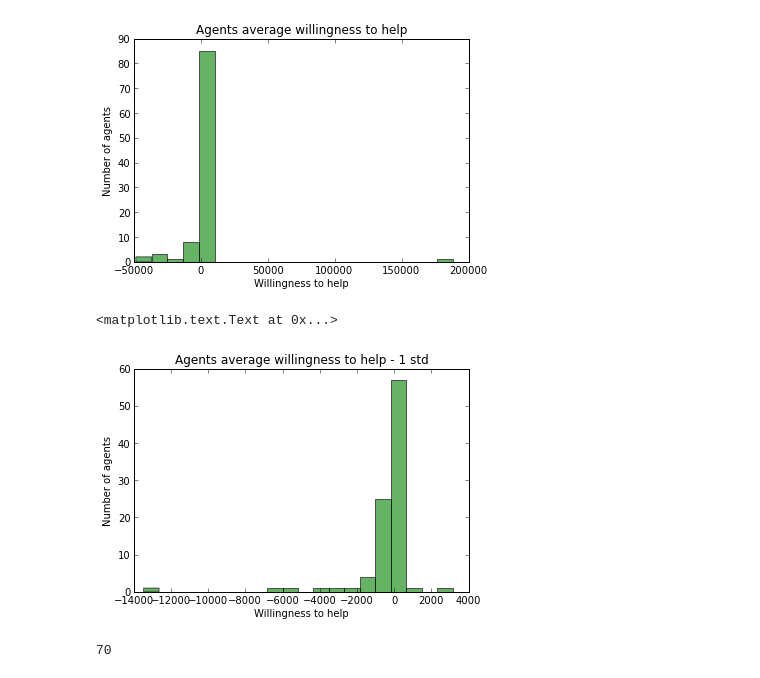
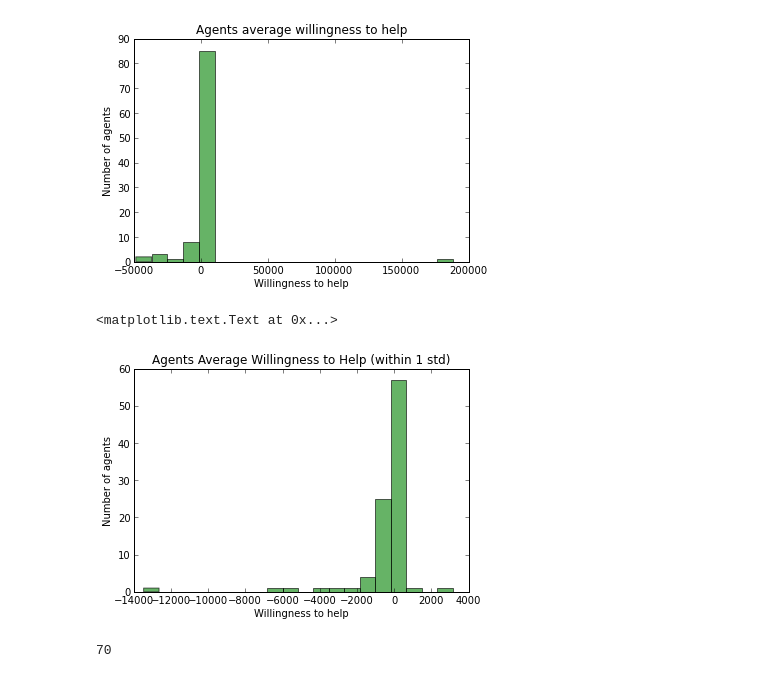
Before and after one commit to jackiekazil/goalnet, a Jupyter notebook: goalnet/analysis/wth_analysis.ipynb, the cells around one changed output. Drawn from its saved outputs; the diff is of its cells as text; code cells hidden in the pictures.

```diff
--- a/goalnet/analysis/wth_analysis.ipynb
+++ b/goalnet/analysis/wth_analysis.ipynb
@@ -116,13 +116,13 @@ plt.title("Agents average willingness to help")
 # %%
 #histogram distribution of final wth
 import matplotlib.pyplot as plt
 plt.hist([x for x in z], bins=20, color='green', alpha=0.6)
 plt.ylabel("Number of agents")
 plt.xlabel("Willingness to help")
-plt.title("Agents average willingness to help - 1 std")
+plt.title("Agents Average Willingness to Help (within 1 std)")
 # %% [output]
 <matplotlib.text.Text at 0x...>
-[figure, old version]
+[figure, new version]
 # %%
 #histogram distribution of final wth
 import matplotlib.pyplot as plt
```
Also changed, not shown: parts of 12 cells of this notebook.
